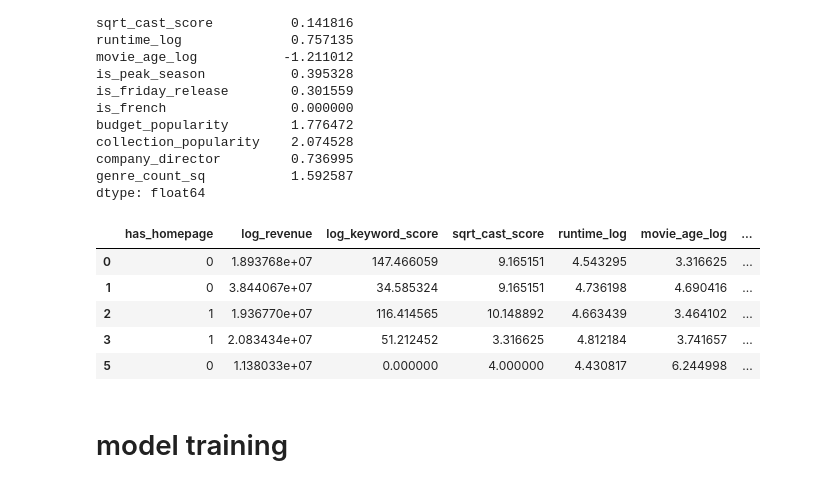
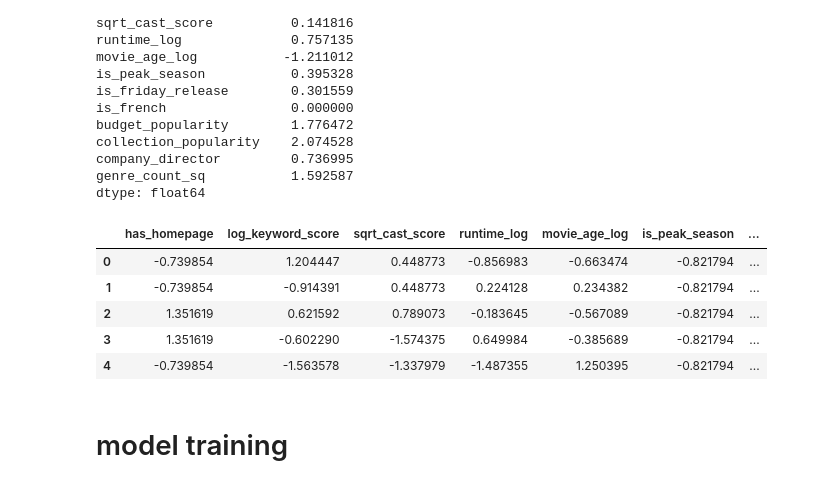
Before and after one commit to abinash128648/tmdb-box-office-prediction, a Jupyter notebook: movie-revenue-predicton.ipynb, the cells around one changed output. Cells and saved outputs as stored; diff of their text form; code cells hidden in the pictures.

```diff
--- a/movie-revenue-predicton.ipynb
+++ b/movie-revenue-predicton.ipynb
@@ -678,14 +678,14 @@ X_scaled = scaler.fit_transform(X)
 # %%
 X_scaled = pd.DataFrame(X_scaled, columns=X.columns)
 # %%
-df.head()
+X_scaled.head()
 # %% [output]
-|  | has_homepage | log_revenue | log_keyword_score | sqrt_cast_score | runtime_log | movie_age_log | ... |
-| 0 | 0 | 1.893768e+07 | 147.466059 | 9.165151 | 4.543295 | 3.316625 | ... |
-| 1 | 0 | 3.844067e+07 | 34.585324 | 9.165151 | 4.736198 | 4.690416 | ... |
-| 2 | 1 | 1.936770e+07 | 116.414565 | 10.148892 | 4.663439 | 3.464102 | ... |
-| 3 | 1 | 2.083434e+07 | 51.212452 | 3.316625 | 4.812184 | 3.741657 | ... |
-| 5 | 0 | 1.138033e+07 | 0.000000 | 4.000000 | 4.430817 | 6.244998 | ... |
+|  | has_homepage | log_keyword_score | sqrt_cast_score | runtime_log | movie_age_log | is_peak_season | ... |
+| 0 | -0.739854 | 1.204447 | 0.448773 | -0.856983 | -0.663474 | -0.821794 | ... |
+| 1 | -0.739854 | -0.914391 | 0.448773 | 0.224128 | 0.234382 | -0.821794 | ... |
+| 2 | 1.351619 | 0.621592 | 0.789073 | -0.183645 | -0.567089 | -0.821794 | ... |
+| 3 | 1.351619 | -0.602290 | -1.574375 | 0.649984 | -0.385689 | -0.821794 | ... |
+| 4 | -0.739854 | -1.563578 | -1.337979 | -1.487355 | 1.250395 | -0.821794 | ... |
 # %% [markdown]
 # model training
 # %%
```
